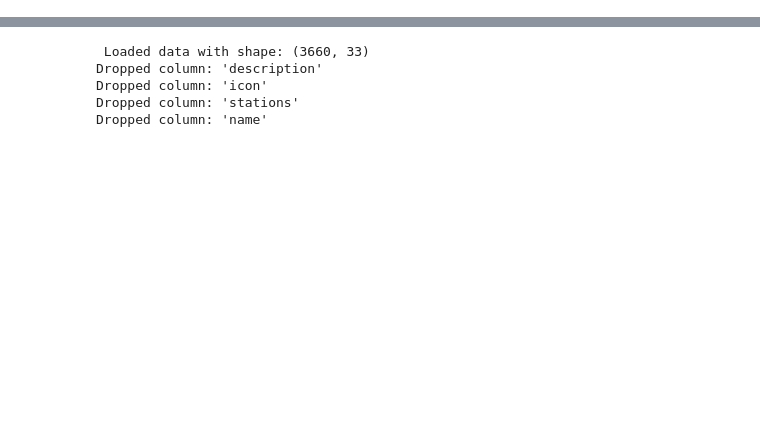
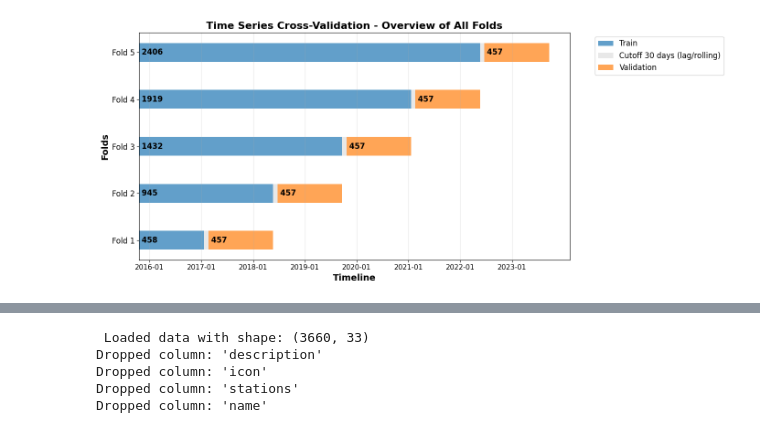
Before and after one commit to DunDun-banana/ml-group1, a Jupyter notebook: Main_Report.ipynb, the cells around one changed output, grey strips where cells are left out. Cells and saved outputs as stored; diff of their text form; code cells hidden in the pictures; blank space fills up the shorter version.

```diff
--- a/Main_Report.ipynb
+++ b/Main_Report.ipynb
@@ -62,0 +702,4 @@ sampler = optuna.samplers.TPESampler(seed=SEED)
+# %%
+cv_overview()
+# %% [output]
+[figure, added]
```
Also changed, not shown: parts of 110 cells of this notebook, 13 other files.
